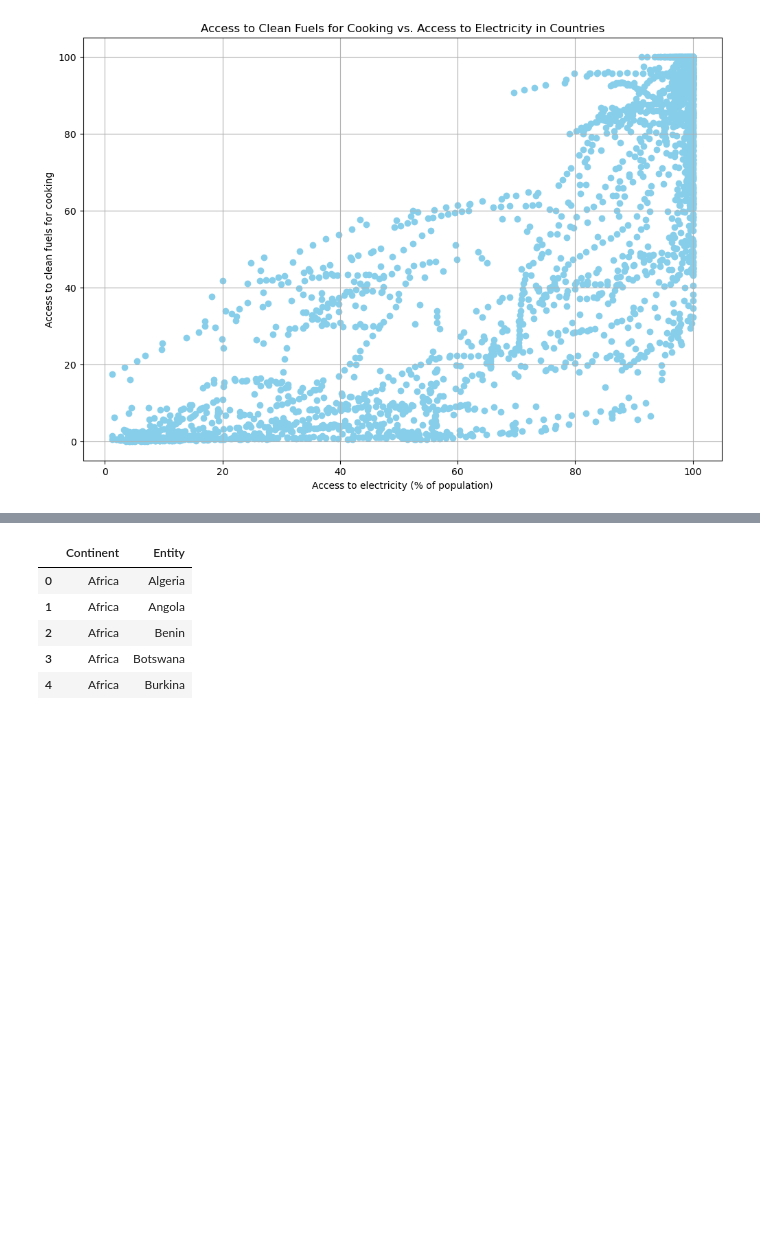
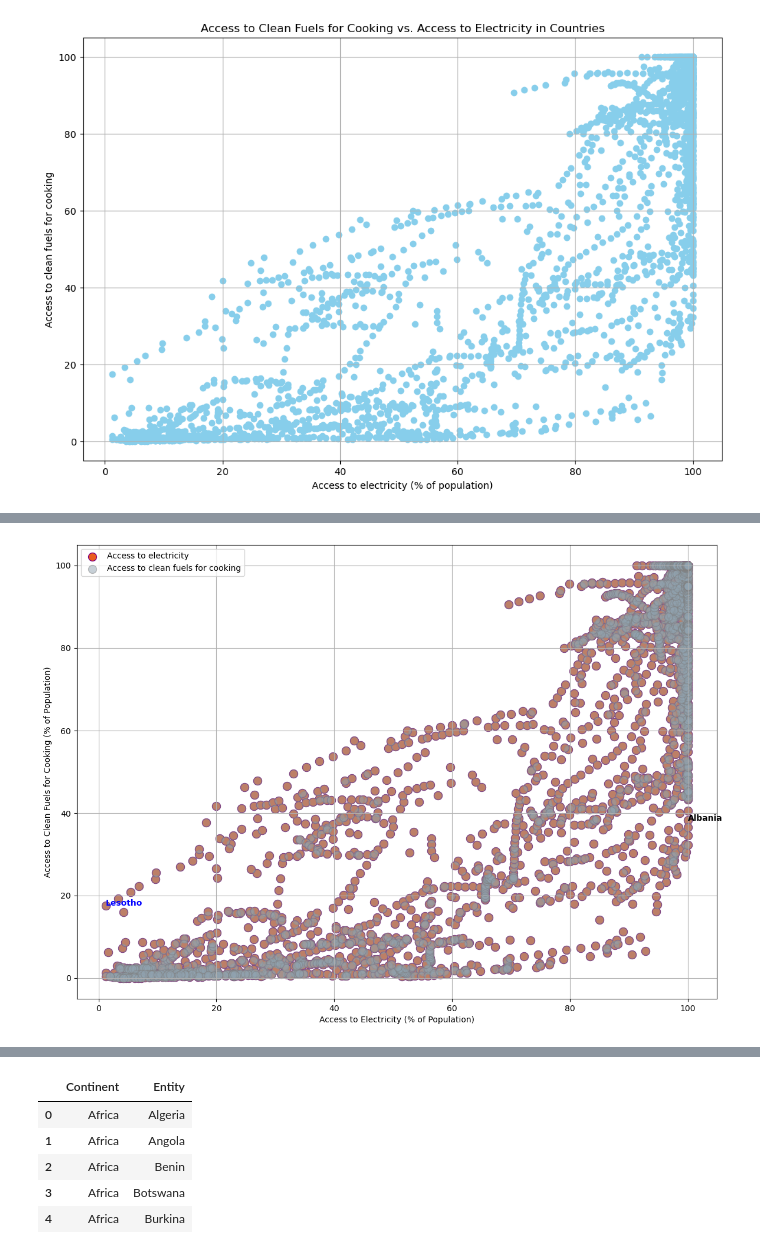
Before and after one commit to jwlosz/project-1-group17, a Jupyter notebook: sustainable master data-CopyLina.ipynb, the cells around one changed output, grey strips where cells are left out. Cells and saved outputs as stored; diff of their text form; code cells hidden in the pictures; blank space fills up the shorter version.

```diff
--- a/sustainable master data-CopyLina.ipynb
+++ b/sustainable master data-CopyLina.ipynb
@@ -397,0 +364,49 @@ plt.savefig(os.path.join(output_dir, "Electricity Generation from Energy Types O
+# %%
+# Filter out rows with NaN values in either 'Access to electricity (% of population)' or 'Access to clean fuels for cooking'
+data_cleaned = new_data_df.dropna(subset=['Access to electricity (% of population)', 'Access to clean fuels for cooking'])
+
+# Extract necessary data for plotting
+x_values = data_cleaned['Access to electricity (% of population)']
+y_values = data_cleaned['Access to clean fuels for cooking']
+countries = data_cleaned['Entity']
+
+# Find the leading country based on max value
+leader_country = countries[data_cleaned['Access to electricity (% of population)'].idxmax()]
+leader_x = x_values.max()
+leader_y = y_values[data_cleaned['Access to electricity (% of population)'].idxmax()]
+
+# Find the lowest country based on min value
+worst_country = countries[data_cleaned['Access to electricity (% of population)'].idxmin()]
+worst_x = x_values.min()
+worst_y = y_values[data_cleaned['Access to electricity (% of population)'].idxmin()]
+
+# Create figure and set size
+plt.figure(figsize=(14, 10))
+
+# Scatter plot for 'Access to electricity (% of population)' in orange
+plt.scatter(x_values, y_values, c='#EA5C1F', edgecolors='purple', s=100, label='Access to electricity')
+
+# Scatter plot for 'Access to clean fuels for cooking' in grey
+plt.scatter(x_values, y_values, c='#91A3B0', edgecolors='grey', s=100, label='Access to clean fuels for cooking', alpha=0.5)
+
+plt.xlabel('Access to Electricity (% of Population)')
+plt.ylabel('Access to Clean Fuels for Cooking (% of Population)')
+# plt.title('Access to Clean Fuels for Cooking vs. Access to Electricity in Countries')
+plt.grid(True)
+plt.legend()
+
+# Annotate the leader country in red
+plt.annotate(leader_country, (leader_x, leader_y), color='black', weight='bold')
+
+# Annotate the lowest country in blue
+plt.annotate(worst_country, (worst_x, worst_y), color='blue', weight='bold')
+
+# Create the output directory if it doesn't exist
+output_dir = "project-1-group17/Project Graphs"
+os.makedirs(output_dir, exist_ok=True)
+
+# Save the figure
+plt.savefig(os.path.join(output_dir, 'Access to Clean Fuels vs Electricity.png'))
+plt.show()
+# %% [output]
+[figure, added]
```
Also changed, not shown: parts of 18 cells of this notebook, 3 other files.
